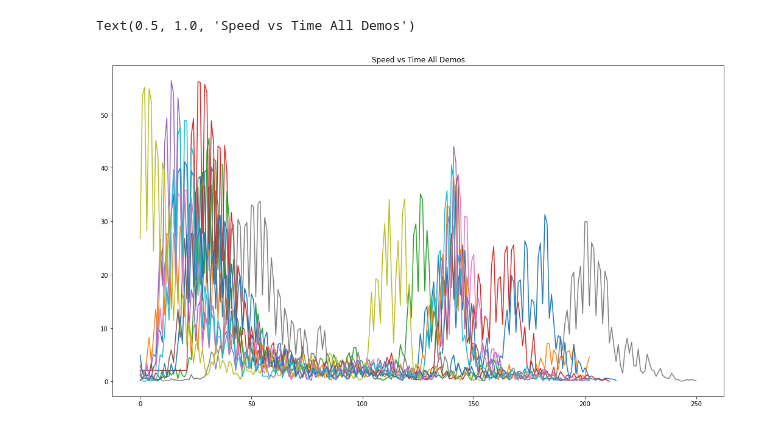
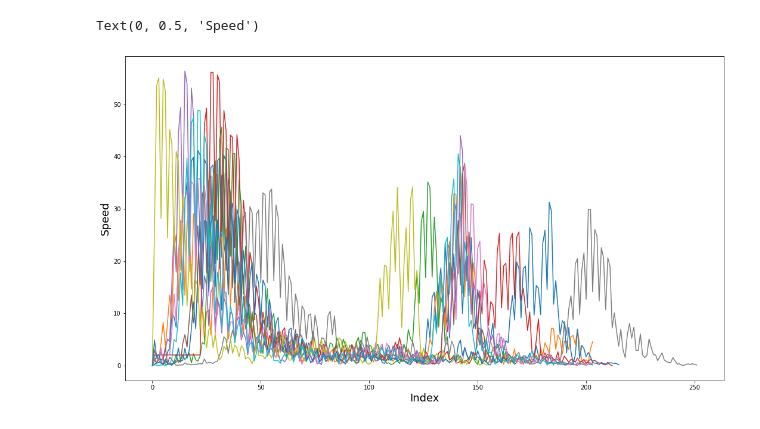
Before and after one commit to x35yao/make_tea, a Jupyter notebook: dynamic_time_warp/dynamic_time_warp.ipynb, the cells around one changed output. Cells and saved outputs as stored; diff of their text form; code cells hidden in the pictures.

```diff
--- a/dynamic_time_warp/dynamic_time_warp.ipynb
+++ b/dynamic_time_warp/dynamic_time_warp.ipynb
@@ -38,11 +40,28 @@ for demo in demos[1:]:
 # %%
 # preprocessing and convert to speed
 spd_data = {}
-cut_data = {}
-for demo in demos[1:]:
+rot_data = {}
+task_data = {}
+data_lens = []
+num_demos = len(demos)
+
+for demo in demos:
     df = gripper_data[demo]
     close_t, open_t = open_close_data[demo].iloc[0].Timestamp, open_close_data[demo].iloc[1].Timestamp
-    spd_df = df.loc[df.Time < open_t].loc[close_t < df.Time]
-    cut_data[demo] = spd_df.copy()
-    temp = np.sqrt(np.square(pd.DataFrame(spd_df.loc[:, ['x','y','z']]).diff(1)).sum(axis=1, skipna=True))[1:]
+    df = df.loc[df.Time < open_t].loc[close_t < df.Time]
+
+    rot_seq = []
+    for i in range(1, len(df)):
+        r0 = df.iloc[i-1][['Rx', 'Ry', 'Rz']]
+        r1 = df.iloc[i][['Rx', 'Ry', 'Rz']]
+        rot_seq.append(angle_diff(r0, r1))
+    rot_data[demo] = rot_seq
+
+    task_data[demo] = df.copy()
+    temp = ((np.sqrt(np.square(df.loc[:, ['x','y','z']].diff(1)).sum(axis=1))))
     spd_data[demo] = np.array(temp)
+    spd_data[demo][0] = 0
+    task_data[demo]['speed'] = np.array(temp)
+    data_lens.append(len(temp))
+data_lens = sorted(data_lens)
+median_demo = data_lens.index(data_lens[round(num_demos/2)])
@@ -104,12 +136,14 @@ plt.plot(demo_warped[:, 0], demo_warped[:, 1])
 # %%
 fig, ax0 = plt.subplots(nrows=1)
 fig.set_figheight(10)
 fig.set_figwidth(18)
 for _, data in spd_data.items():
     data_len = len(data)
     ax0.plot(range(data_len), data)
-ax0.set_title('Speed vs Time All Demos')
+
+ax0.set_xlabel('Index', fontsize=18)
+ax0.set_ylabel('Speed', fontsize=18)
 # %% [output]
-Text(0.5, 1.0, 'Speed vs Time All Demos')
+Text(0, 0.5, 'Speed')
-[figure, old version]
+[figure, new version]
 # %%
```
Also changed, not shown: parts of 17 cells of this notebook.
